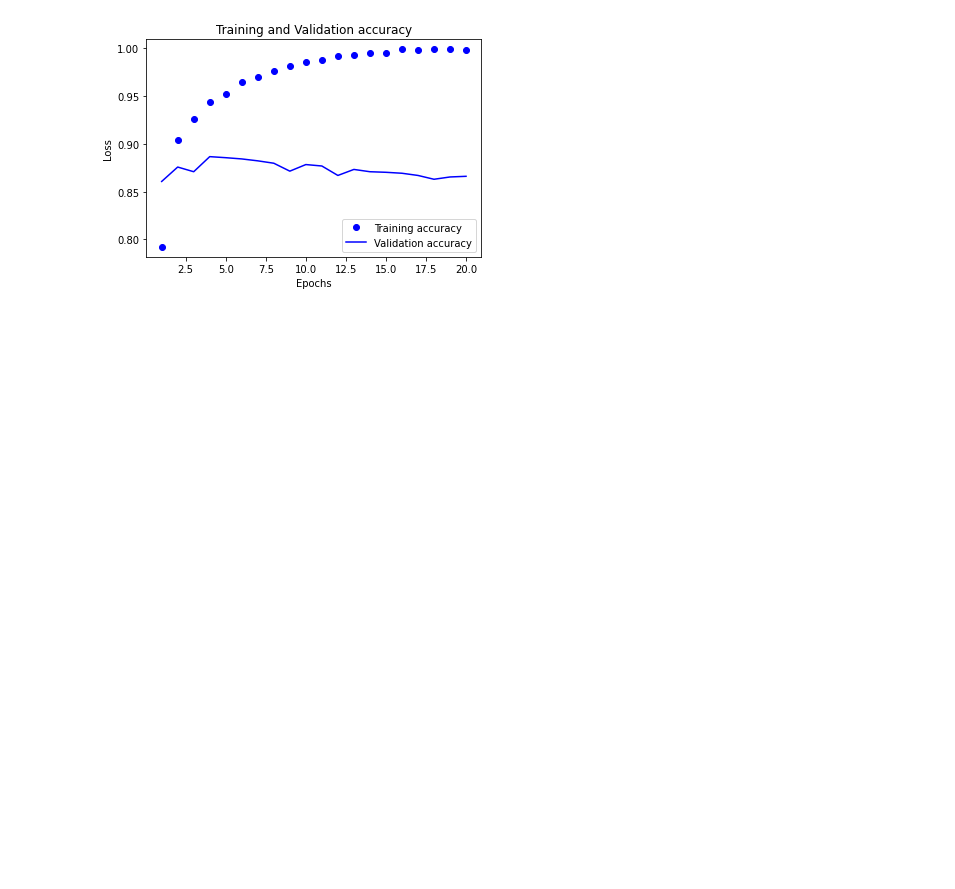
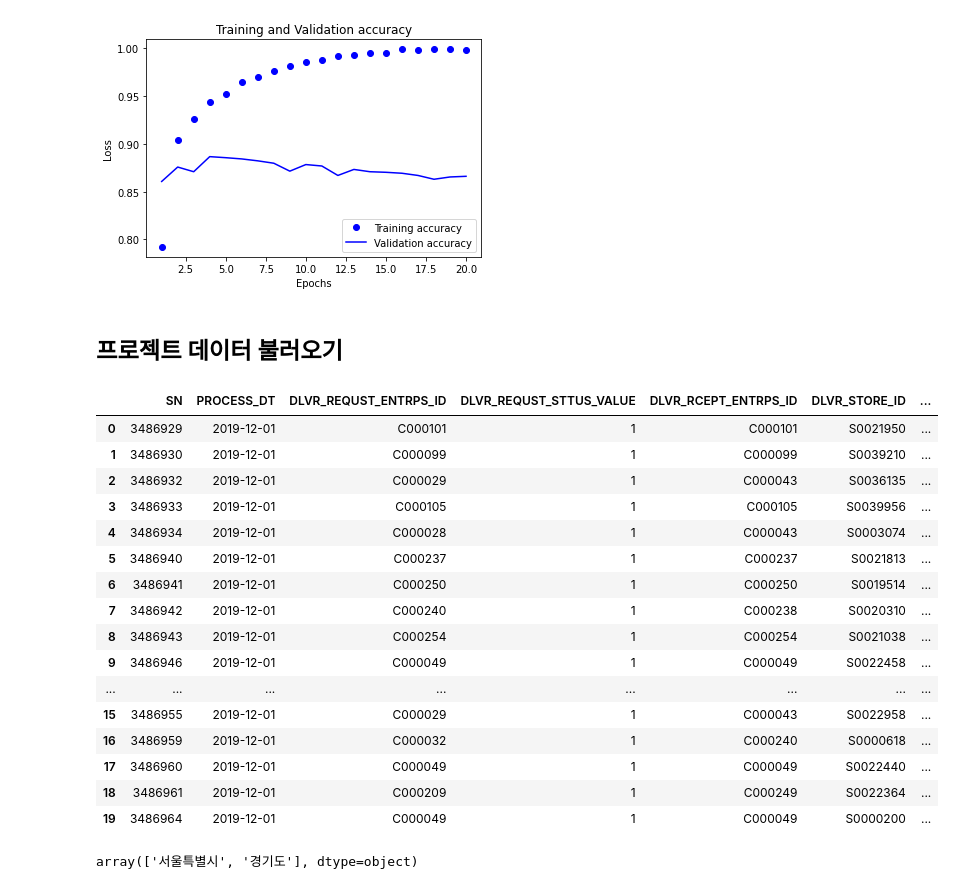
Before and after one commit to cabbi120101/TIL, a Jupyter notebook: ML/자습DL.ipynb, the cells around one changed output. Saved outputs shown, nothing was run; the diff lists cells and outputs as text; code cells hidden in the pictures; blank space fills up the shorter version.

Commit message:
멀티캠2차 프로젝트 준비/ 데이콘에 올라온 배달 데이터 다운하고  업종고르기 함

```diff
--- a/ML/자습DL.ipynb
+++ b/ML/자습DL.ipynb
@@ -289,3 +289,31 @@ plt.legend()
 plt.show()
 # %% [output]
 [figure]
+# %% [markdown]
+## 프로젝트 데이터 불러오기
+# %%
+import pandas as pd
+df = pd.read_csv('/content/drive/MyDrive/Colab Notebooks/멀티캠/머신러닝/8월 5일/dlvr_call.csv')
+df.head(20)
+# %% [output]
+|  | SN | PROCESS_DT | DLVR_REQUST_ENTRPS_ID | DLVR_REQUST_STTUS_VALUE | DLVR_RCEPT_ENTRPS_ID | DLVR_STORE_ID | ... |
+| 0 | 3486929 | 2019-12-01 | C000101 | 1 | C000101 | S0021950 | ... |
+| 1 | 3486930 | 2019-12-01 | C000099 | 1 | C000099 | S0039210 | ... |
+| 2 | 3486932 | 2019-12-01 | C000029 | 1 | C000043 | S0036135 | ... |
+| 3 | 3486933 | 2019-12-01 | C000105 | 1 | C000105 | S0039956 | ... |
+| 4 | 3486934 | 2019-12-01 | C000028 | 1 | C000043 | S0003074 | ... |
+| 5 | 3486940 | 2019-12-01 | C000237 | 1 | C000237 | S0021813 | ... |
+| 6 | 3486941 | 2019-12-01 | C000250 | 1 | C000250 | S0019514 | ... |
+| 7 | 3486942 | 2019-12-01 | C000240 | 1 | C000238 | S0020310 | ... |
+| 8 | 3486943 | 2019-12-01 | C000254 | 1 | C000254 | S0021038 | ... |
+| 9 | 3486946 | 2019-12-01 | C000049 | 1 | C000049 | S0022458 | ... |
+| ... | ... | ... | ... | ... | ... | ... | ... |
+| 15 | 3486955 | 2019-12-01 | C000029 | 1 | C000043 | S0022958 | ... |
+| 16 | 3486959 | 2019-12-01 | C000032 | 1 | C000240 | S0000618 | ... |
+| 17 | 3486960 | 2019-12-01 | C000049 | 1 | C000049 | S0022440 | ... |
+| 18 | 3486961 | 2019-12-01 | C000209 | 1 | C000249 | S0022364 | ... |
+| 19 | 3486964 | 2019-12-01 | C000049 | 1 | C000049 | S0000200 | ... |
+# %%
+df['DLVR_STORE_BRTC_NM'].unique()
+# %% [output]
+array(['서울특별시', '경기도'], dtype=object)
```
Also changed, not shown: parts of 2 cells of this notebook.
